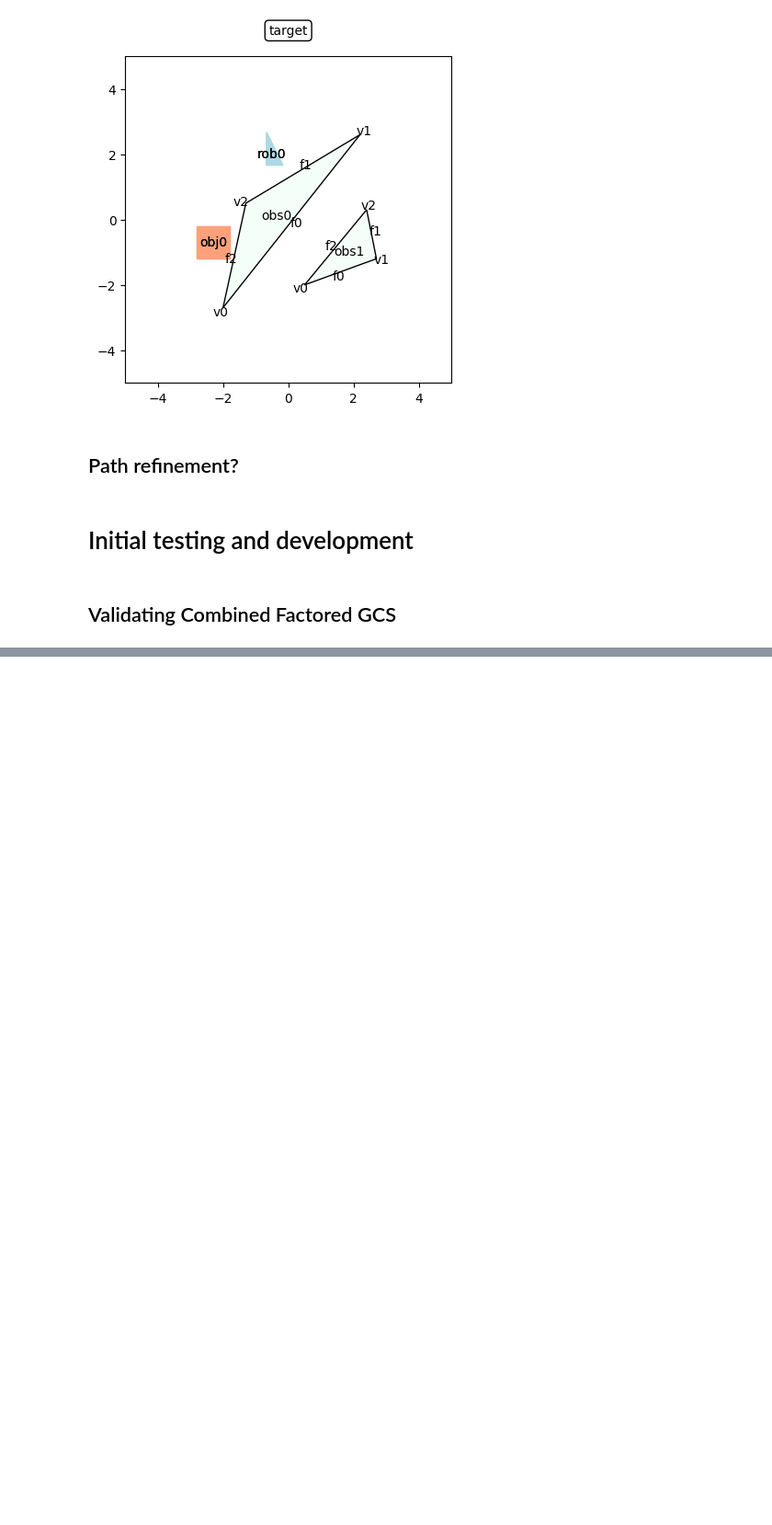
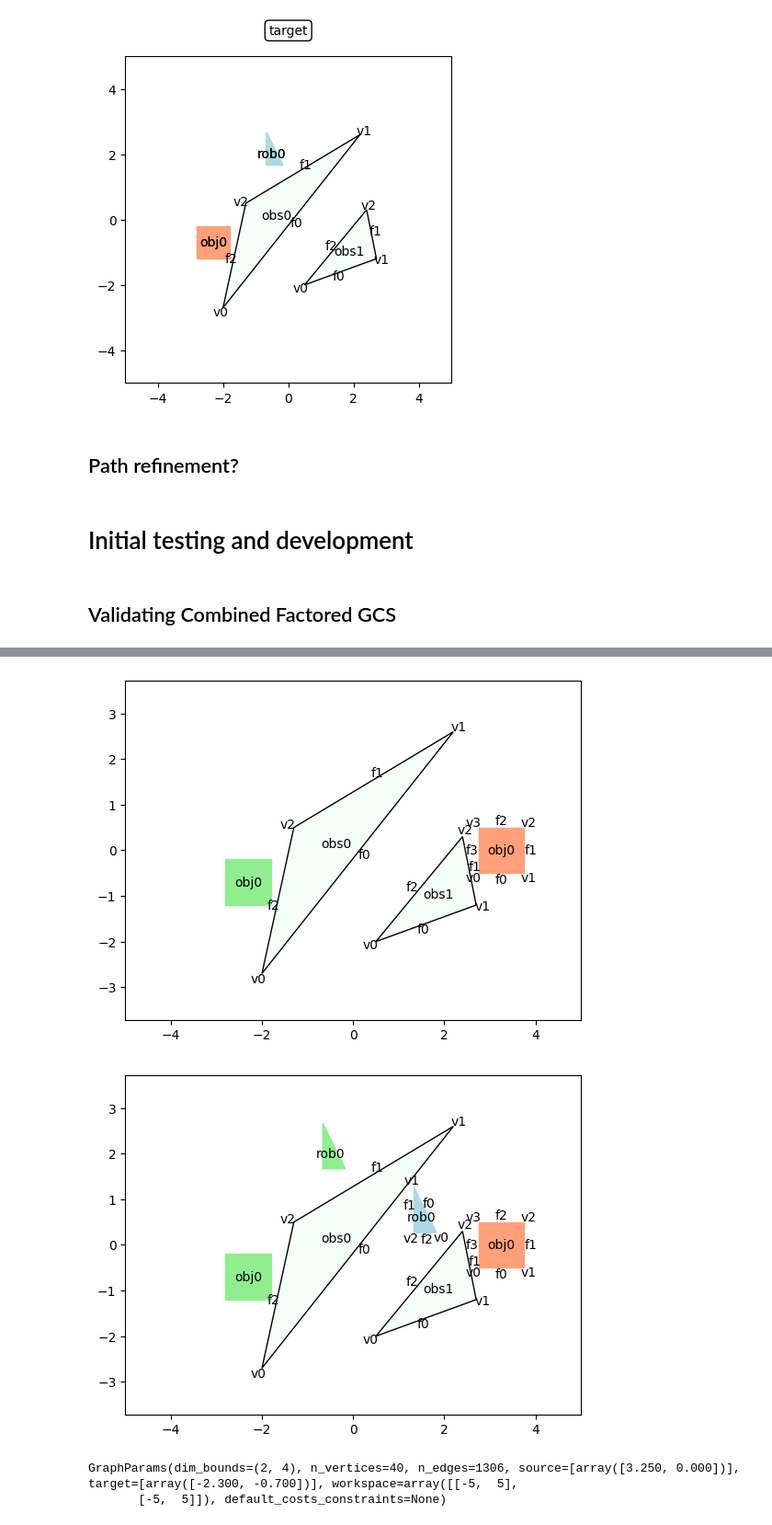
Before and after one commit to shaoyuancc/large_gcs, a Jupyter notebook: explorations/cg_factored_collision_free_exploration.ipynb, the cells around one changed output, grey strips where cells are left out. Shown at 92% size. Drawn from its saved outputs; the diff is of its cells as text; code cells hidden in the pictures; blank space fills up the shorter version.

Commit message:
understood why factored collision free CE not working on cg_maze_a2 and a1, cfree graphs too big

```diff
--- a/explorations/cg_factored_collision_free_exploration.ipynb
+++ b/explorations/cg_factored_collision_free_exploration.ipynb
@@ -432,0 +410,18 @@ cg = ContactGraph.load_from_file(
+# %%
+
+
+graph_file = ContactGraphGeneratorParams.inc_graph_file_path_from_name("cg_maze_a1")
+# cg = ContactGraph.load_from_file(graph_file)
+cg = IncrementalContactGraph.load_from_file(
+        graph_file,
+        should_incl_simul_mode_switches=False,
+        should_add_const_edge_cost=False,
+        should_add_gcs=False,
+    )
+cost_estimator = FactoredCollisionFreeCE(
+    cg,
+    use_combined_gcs=False,
+    add_transition_cost=True,
+    obj_multiplier=100.0,
+)
+cfree_graph = cost_estimator._cfree_graphs[0]
@@ -432,0 +446,11 @@ cg = ContactGraph.load_from_file(
+# %%
+cfree_graph.plot()
+cg.plot()
+# %% [output]
+[figure, added]
+[figure, added]
+# %%
+cfree_graph.params
+# %% [output]
+GraphParams(dim_bounds=(2, 4), n_vertices=40, n_edges=1306, source=[array([3.250, 0.000])], target=[array([-2.300, -0.700])], workspace=array([[-5,  5],
+       [-5,  5]]), default_costs_constraints=None)
```
Also changed, not shown: parts of 8 cells of this notebook, 7 other files.
